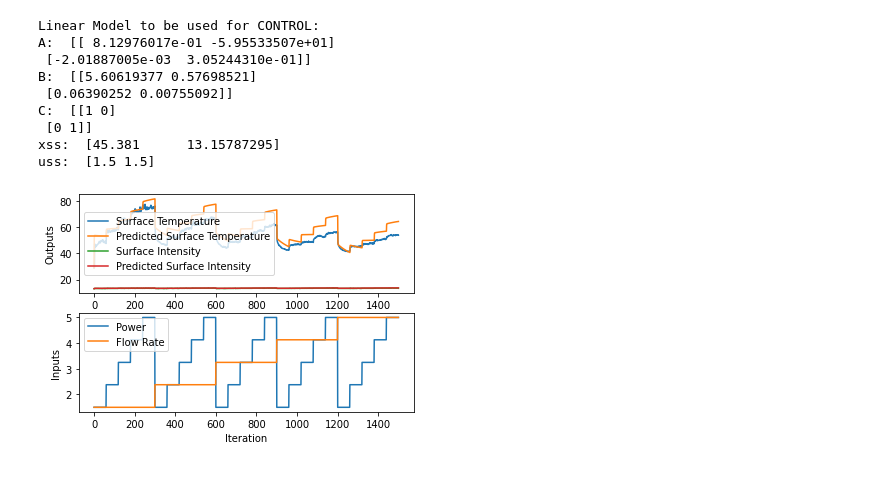
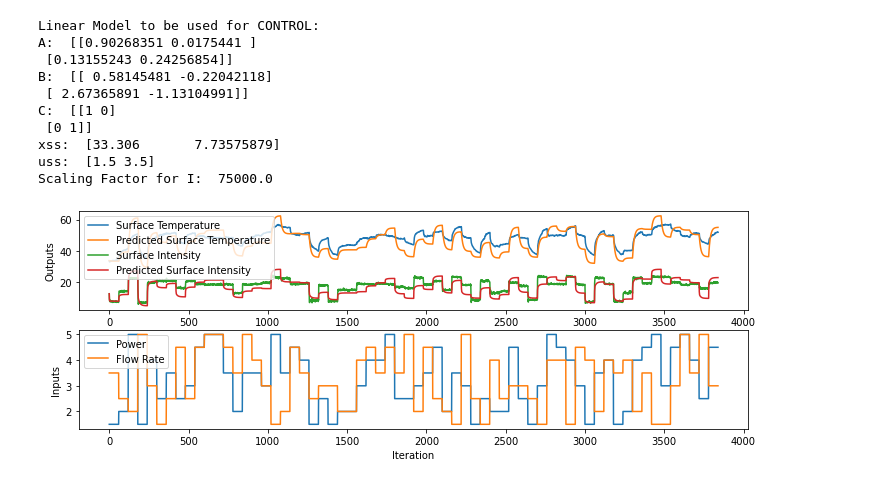
Before and after one commit to kchan45/BO4Policy_Search_Plasma, a Jupyter notebook: model/data_view.ipynb, the cells around one changed output. Cells and saved outputs as stored; diff of their text form; code cells hidden in the pictures.

Commit message:
clean up model files

```diff
--- a/model/data_view.ipynb
+++ b/model/data_view.ipynb
@@ -6,10 +15,10 @@ from scipy import io
 # %%
-## load data
-# 2020 data
-data = pd.read_csv('2020_12_07_17h05m08s_systemIdentOutputs.csv')
+## load open loop data
+data = pd.read_csv('2021_06_08_15h57m55s_dataCollectionOL.csv')
 print(data)
 data = data.to_numpy()
 print(data)
+I_scaled = False
 
 # scale I to Ts range
 Imin = np.min(data[:,1])
@@ -37,7 +46,6 @@ ax.set_ylabel('Inputs')
 ax.legend()
 plt.show()
 
-data[:,1] = data[:,1]/10
 fig = plt.figure()
 ax = fig.add_subplot(111)
 ax.plot(data[:,1], label='Surface Intensity')
@@ -68,56 +76,62 @@ plt.show()
 # %%
-## load system matrices from Data model ID
-model = io.loadmat('APPJmodel_2020_12_07_17h05m08s.mat') # 2020 data
+## load system matrices from model identification
+model = io.loadmat('APPJmodel_2021_06_08_15h57m55s_n4sid_alldata.mat')
 A = model['A']
 B = model['B']
 C = model['C']
-xss = np.ravel(model['yss']) # [Ts; I] # 2020 data
-uss = np.ravel(model['uss']) # [P; q] # 2020 data
+xss = np.ravel(model['yss']) # [Ts; I]
+uss = np.ravel(model['uss']) # [P; q]
 print('Linear Model to be used for CONTROL:')
 print('A: ', A)
 print('B: ', B)
 print('C: ', C)
 print('xss: ', xss)
 print('uss: ', uss)
+I_scale_factor = float(model['dataInfo']['InormFactor'])
+print('Scaling Factor for I: ', I_scale_factor)
+if not I_scaled:
+    data[:,1] /= I_scale_factor # scale I before plotting with model predictions
+    I_scaled = True
 # %% [output]
 Linear Model to be used for CONTROL:
-A:  [[ 8.12976017e-01 -5.95533507e+01]
- [-2.01887005e-03  3.05244310e-01]]
-B:  [[5.60619377 0.57698521]
- [0.06390252 0.00755092]]
+A:  [[0.90268351 0.0175441 ]
+ [0.13155243 0.24256854]]
+B:  [[ 0.58145481 -0.22042118]
+ [ 2.67365891 -1.13104991]]
 C:  [[1 0]
  [0 1]]
-xss:  [45.381      13.15787295]
-uss:  [1.5 1.5]
+xss:  [33.306       7.73575879]
+uss:  [1.5 3.5]
+Scaling Factor for I:  75000.0
 # %%
+## make predictions and evaluate model
 Nsim = len(data[:,0])-1
 Ypred = np.zeros_like(data[:,:2])
 Ypred[0,:] = np.ravel(data[0,:2]-xss)
 for k in range(Nsim):
     x = Ypred[k,:].reshape(-1,1)
-    u = data[k,2:].reshape(-1,1)
+    u = (data[k,2:]-uss).reshape(-1,1)
 
     Ypred[k+1,:] = np.ravel(A@x+B@u)
 
-
 # plot to visualize data
-fig = plt.figure()
+fig = plt.figure(figsize=(12,4))
 ax = fig.add_subplot(211)
 ax.plot(data[:,0], label='Surface Temperature')
 ax.plot(Ypred[:,0]+xss[0], label='Predicted Surface Temperature')
 ax.plot(data[:,1], label='Surface Intensity')
 ax.plot(Ypred[:,1]+xss[1], label='Predicted Surface Intensity')
 ax.set_xlabel('Iteration')
 ax.set_ylabel('Outputs')
 # ax.set_title('Outputs')
 ax.legend()
 ax = fig.add_subplot(212)
 ax.plot(data[:,2], label='Power')
 ax.plot(data[:,3], label='Flow Rate')
 ax.set_xlabel('Iteration')
 ax.set_ylabel('Inputs')
 # ax.set_title('Inputs')
 ax.legend()
 plt.show()
 # %% [output]
-[figure, old version]
+[figure, new version]
```
Also changed, not shown: parts of 14 cells of this notebook, 2 other files.
